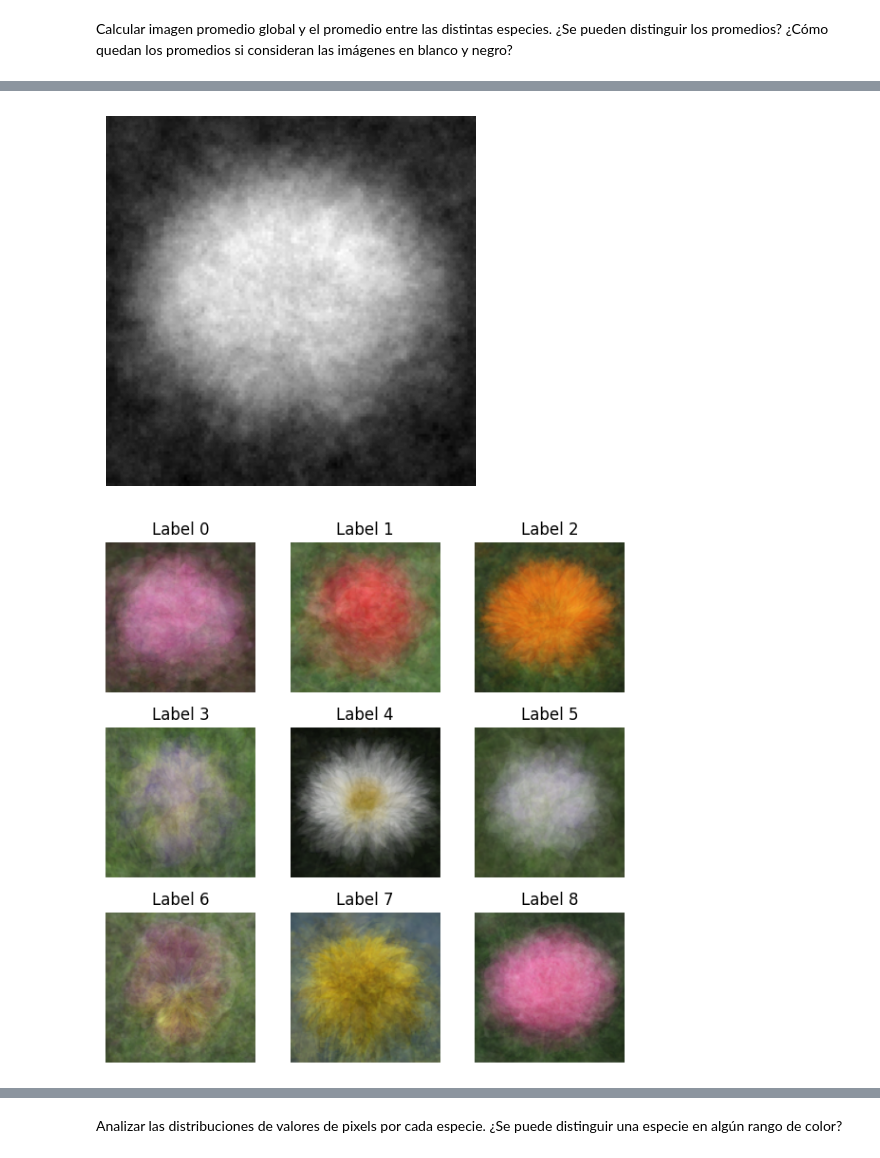
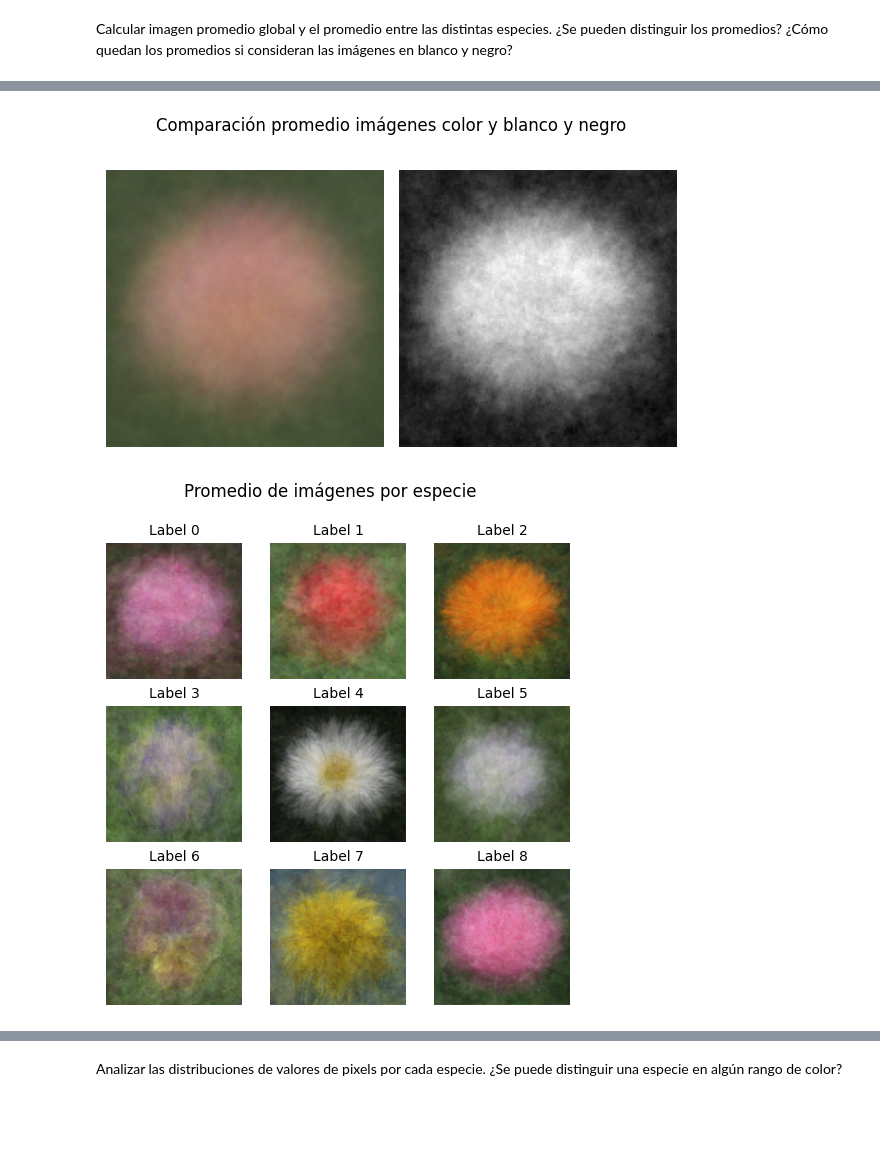
Before and after one commit to josesg998/dmecyt, a Jupyter notebook: preTP1/pre_TP_01_JSG.ipynb, the cells around one changed output, grey strips where cells are left out. Saved outputs shown, nothing was run; the diff lists cells and outputs as text; code cells hidden in the pictures; blank space fills up the shorter version.

```diff
--- a/preTP1/pre_TP_01_JSG.ipynb
+++ b/preTP1/pre_TP_01_JSG.ipynb
@@ -240,11 +269,18 @@ plt.axis('off');
 # %%
 path_sin_208 = path.copy()
 path_sin_208.pop(207)
 
-plt.imshow(average_img_3(path_sin_208,byn=True),cmap='gray')
-plt.axis('off');
+fig , ax = plt.subplots(1,2,figsize=(6,4))
+ax[0].imshow(average_img_3(path_sin_208))
+ax[0].axis('off')
+
+ax[1].imshow(average_img_3(path_sin_208,byn=True),cmap='gray')
+ax[1].axis('off')
+
+plt.tight_layout()
+plt.suptitle('Comparación promedio imágenes color y blanco y negro');
 # %% [output]
-[figure, old version]
+[figure, new version]
 # %%
 labels_sin_208 = labels[labels['file']!='0208.png']
 
@@ -260,13 +296,14 @@ for label, ax in zip(range(9), axs.ravel()):
 
     # Mostrar la imagen en el subplot correspondiente
     ax.imshow(avg_img)
-    ax.set_title(f'Label {label}')
+    ax.set_title(f'Label {label}',size=10)
     ax.axis('off')  # Desactivar ejes para una mejor visualización
 
-plt.tight_layout()
+plt.suptitle("Promedio de imágenes por especie")
+#plt.tight_layout()
 plt.show()
 # %% [output]
-[figure, old version]
+[figure, new version]
 # %%
 labels_sin_208 = labels[labels['file']!='0208.png']
 
```
Also changed, not shown: parts of 4 cells of this notebook.
